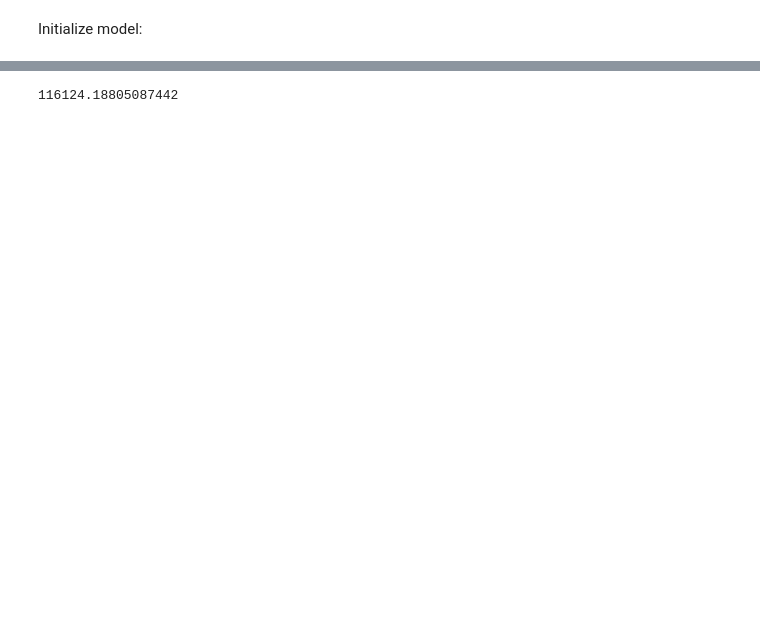
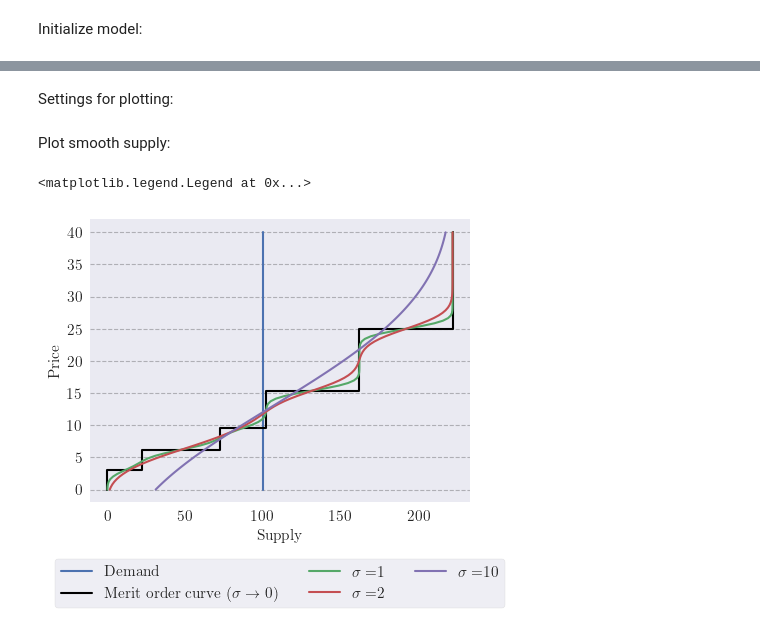
Before and after one commit to ChampionApe/EnergyEconomicsE2023, a Jupyter notebook: Non-linear.ipynb, the cells around one changed output, grey strips where cells are left out. Drawn from its saved outputs; the diff is of its cells as text; code cells hidden in the pictures; blank space fills up the shorter version.

```diff
--- a/Non-linear.ipynb
+++ b/Non-linear.ipynb
@@ -12,5 +20,5 @@ kwargs = {'variables': ['Fundamentals', 'Load', 'Generators_Other'],
         'scalars': ['Scalars'],
         'maps': ['Generators_Categories']}
 db = read.dbFromWB(os.path.join(d['data'],'mBasicInt_NonLinear.xlsx'), kwargs)
-db.updateAlias(alias=[('h','h_alias')])
+# db.updateAlias(alias=[('h','h_alias')])
 readSets(db)
@@ -123,4 +67,29 @@ dtype: object
-# %%
-m.db['Welfare']
-# %% [output]
-116124.18805087442
+# %%
+m1 = mSimpleNL(db)
+# %% [markdown]
+Settings for plotting:
+# %%
+nh =len(m1.db['h'])
+p_size = 100
+p = np.linspace(0,m1.db['OtherMC'].loc['EDP']*1.6,p_size).repeat(nh).reshape(p_size,nh)
+σ_grid = [1,2,10]
+# %% [markdown]
+Plot smooth supply:
+# %%
+S1 = smooth_supply(p,m1,σ_grid) # Smooth supply:
+S2 = kinked_supply(p,m1) # Kinked supply
+D = avg_demand(p,m1) # Demand
+
+# Plot:
+one_graph()
+fig, ax = plt.subplots()
+ax.plot(D.values,D.index, label='Demand')
+ax.step(S2.values,S2.index,label=r'Merit order curve ($\sigma\rightarrow 0$)',where='pre',color='black')
+[ax.plot(S1[col],S1.index,label=col) for col in S1.columns];
+ax.set_xlabel('Supply')
+ax.set_ylabel('Price')
+ax.legend(loc='lower center', bbox_to_anchor=(0.5, -0.4), ncol=3, frameon=True)
+# fig.savefig(figs_folder+'Total_stocks.pgf',bbox_inches='tight')s
+# %% [output]
+<matplotlib.legend.Legend at 0x...>
+[figure, added]
```
Also changed, not shown: parts of 86 cells of this notebook, 21 other files.
